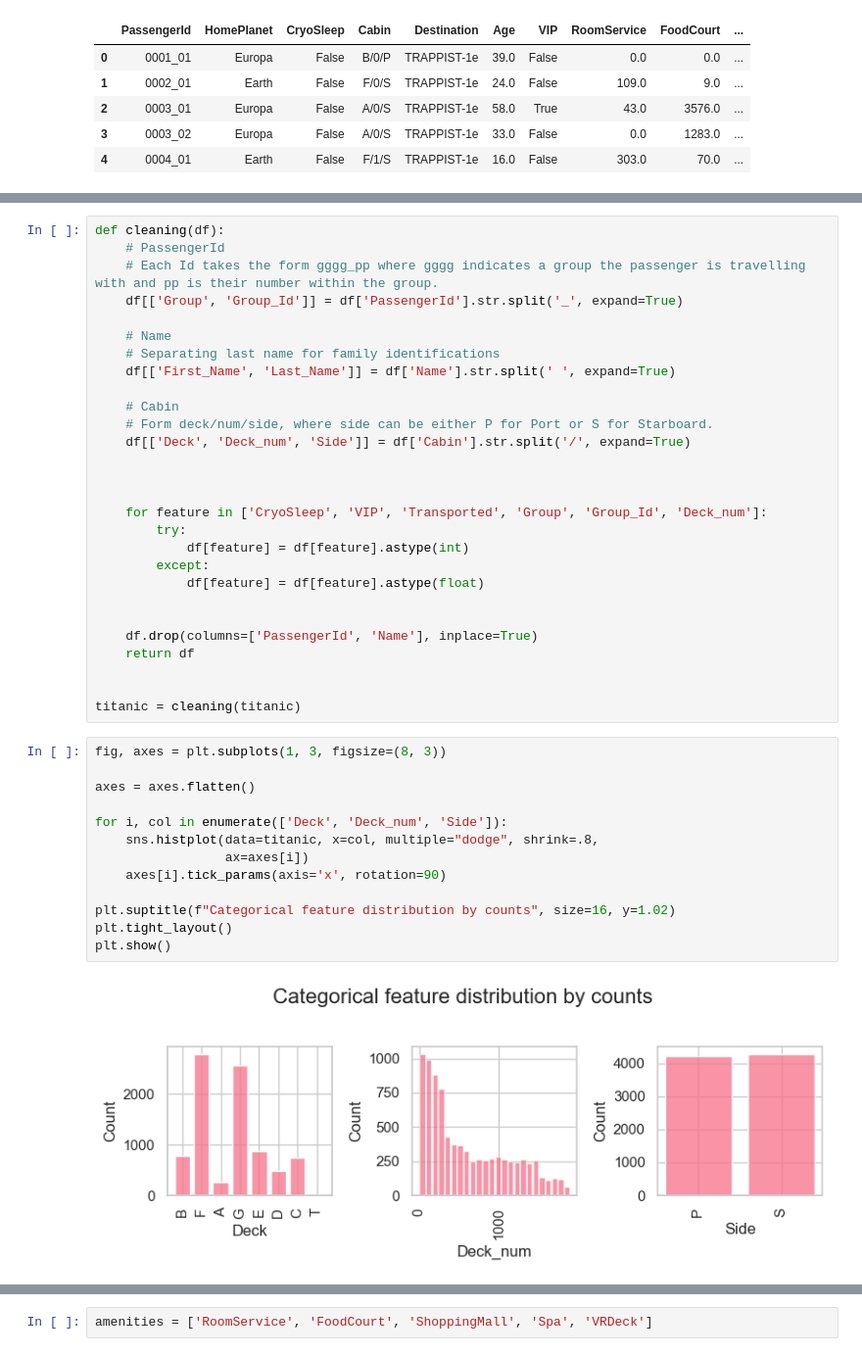
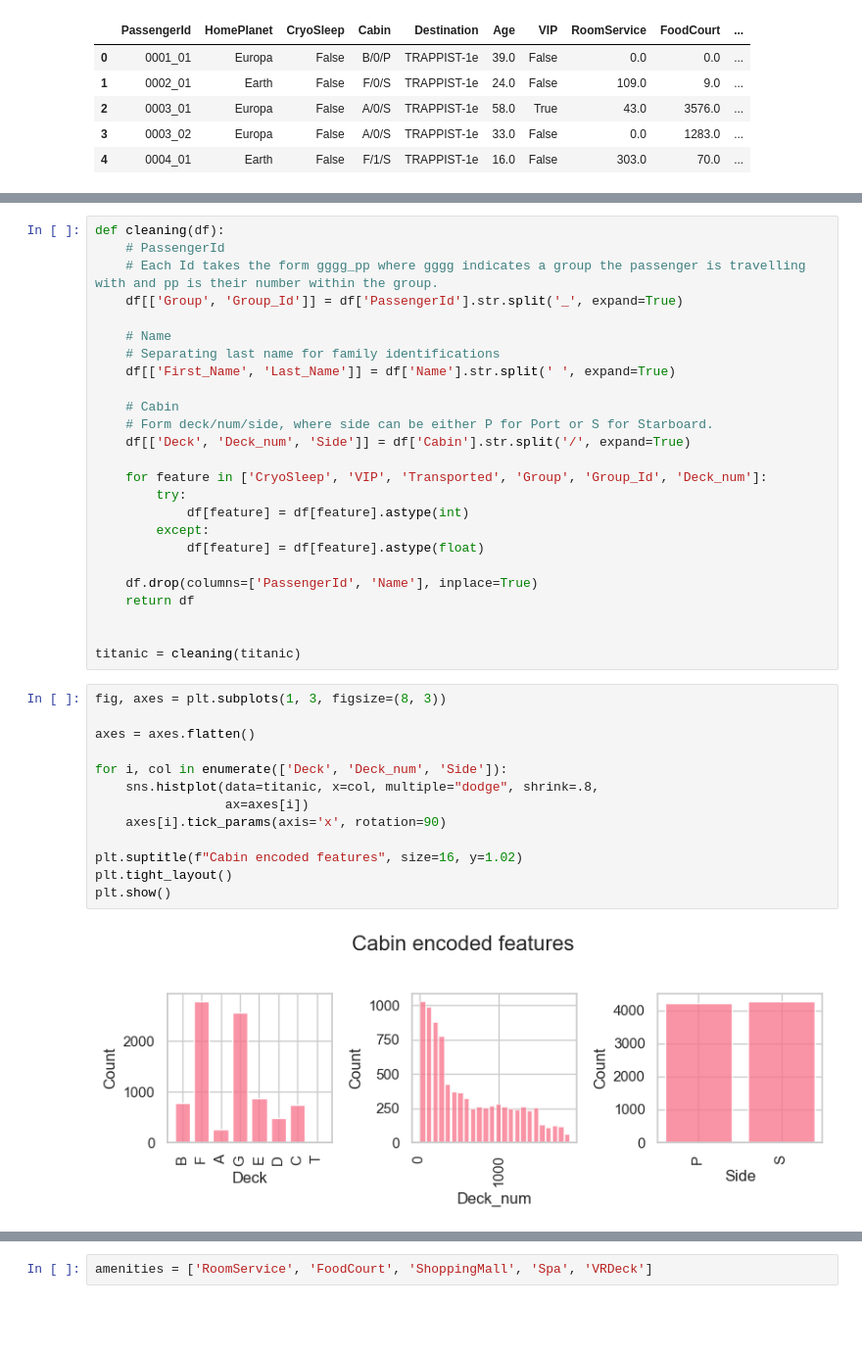
Before and after one commit to gkukse/Spaceship_Titanic, a Jupyter notebook: EDA.ipynb, the cells around one changed output, grey strips where cells are left out. Shown at 98% size. Drawn from its saved outputs; the diff is of its cells as text; blank space fills up the shorter version.

```diff
--- a/EDA.ipynb
+++ b/EDA.ipynb
@@ -126,15 +95,12 @@ def cleaning(df):
     # Form deck/num/side, where side can be either P for Port or S for Starboard.
     df[['Deck', 'Deck_num', 'Side']] = df['Cabin'].str.split('/', expand=True)
 
-
-
     for feature in ['CryoSleep', 'VIP', 'Transported', 'Group', 'Group_Id', 'Deck_num']:
         try:
             df[feature] = df[feature].astype(int)
         except:
             df[feature] = df[feature].astype(float)
 
-
     df.drop(columns=['PassengerId', 'Name'], inplace=True)
     return df
 
@@ -143,18 +109,18 @@ titanic = cleaning(titanic)
 # %%
 fig, axes = plt.subplots(1, 3, figsize=(8, 3))
 
 axes = axes.flatten()
 
 for i, col in enumerate(['Deck', 'Deck_num', 'Side']):
     sns.histplot(data=titanic, x=col, multiple="dodge", shrink=.8,
                  ax=axes[i])
     axes[i].tick_params(axis='x', rotation=90)
 
-plt.suptitle(f"Categorical feature distribution by counts", size=16, y=1.02)
+plt.suptitle(f"Cabin encoded features", size=16, y=1.02)
 plt.tight_layout()
 plt.show()
 # %% [output]
-[figure, old version]
+[figure, new version]
 # %% [markdown]
 Deck can be encoded as well as assigned a Deck_Class:
 * Upper Decks (A, B, C)
```
Also changed, not shown: parts of 84 cells of this notebook.
